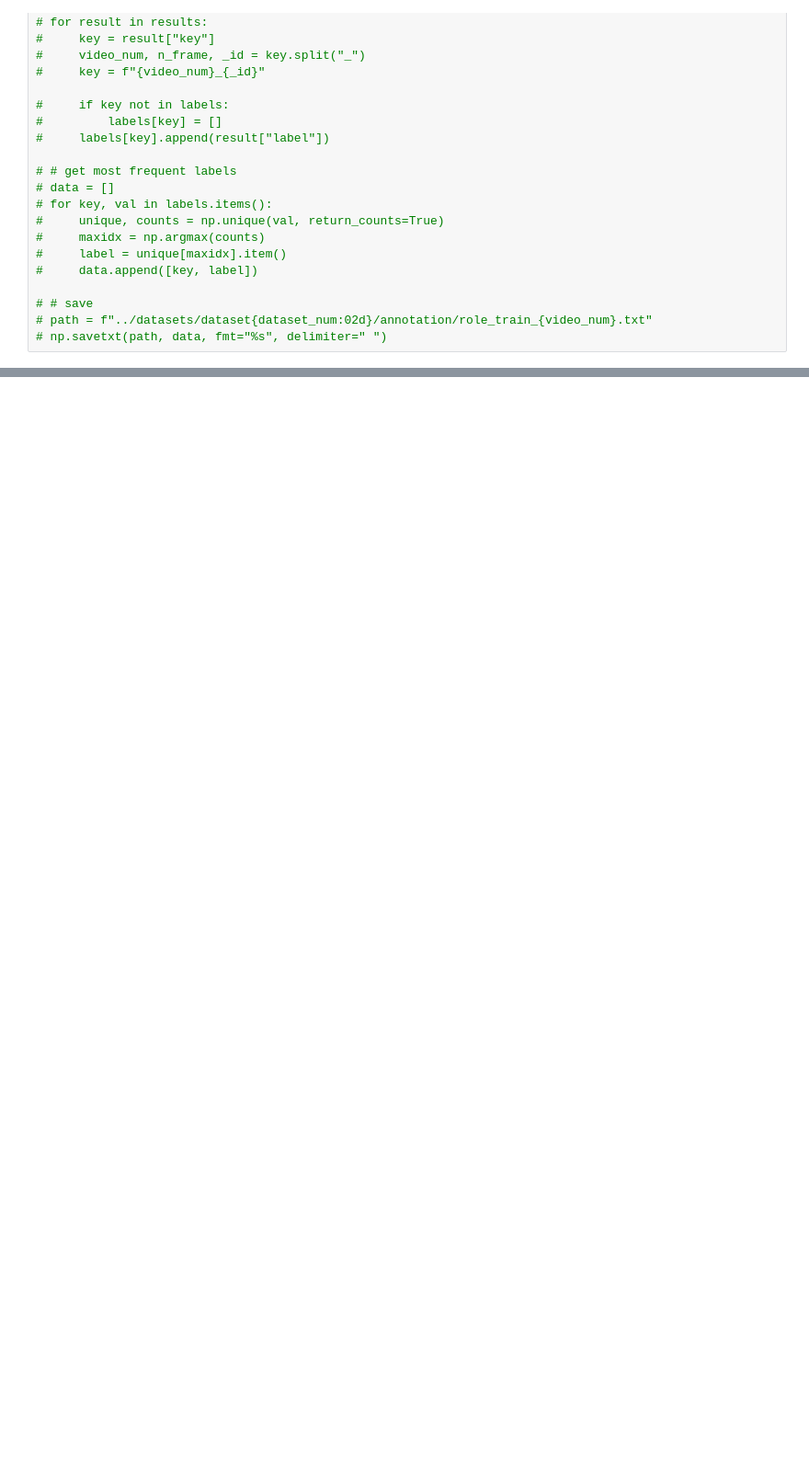
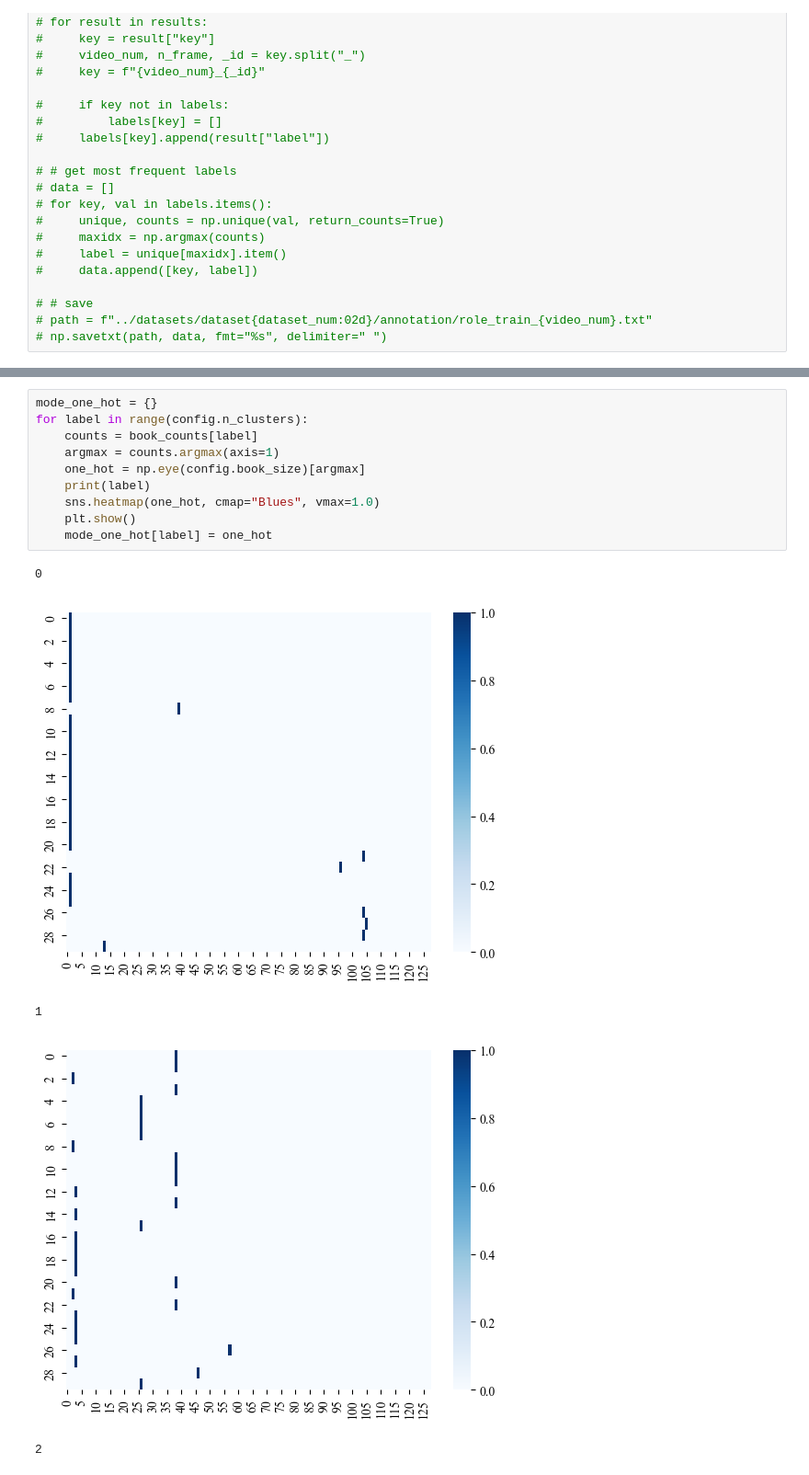
Before and after one commit to kojikojiprg/har-for-or, a Jupyter notebook: notebooks/analyse_invididual.ipynb, the cells around one changed output, grey strips where cells are left out. Shown at 92% size. Drawn from its saved outputs; the diff is of its cells as text; blank space fills up the shorter version.

```diff
--- a/notebooks/analyse_invididual.ipynb
+++ b/notebooks/analyse_invididual.ipynb
@@ -93,0 +139,16 @@ os.makedirs(img_dir, exist_ok=True)
+# %%
+mode_one_hot = {}
+for label in range(config.n_clusters):
+    counts = book_counts[label]
+    argmax = counts.argmax(axis=1)
+    one_hot = np.eye(config.book_size)[argmax]
+    print(label)
+    sns.heatmap(one_hot, cmap="Blues", vmax=1.0)
+    plt.show()
+    mode_one_hot[label] = one_hot
+# %% [output]
+0
+[figure, added]
+1
+[figure, added]
+2
```
Also changed, not shown: parts of 13 cells of this notebook.
